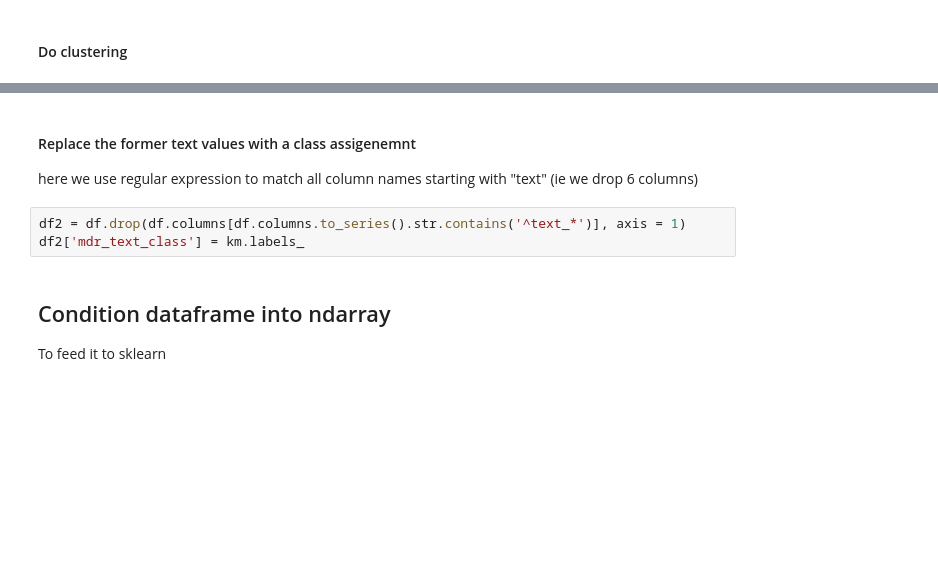
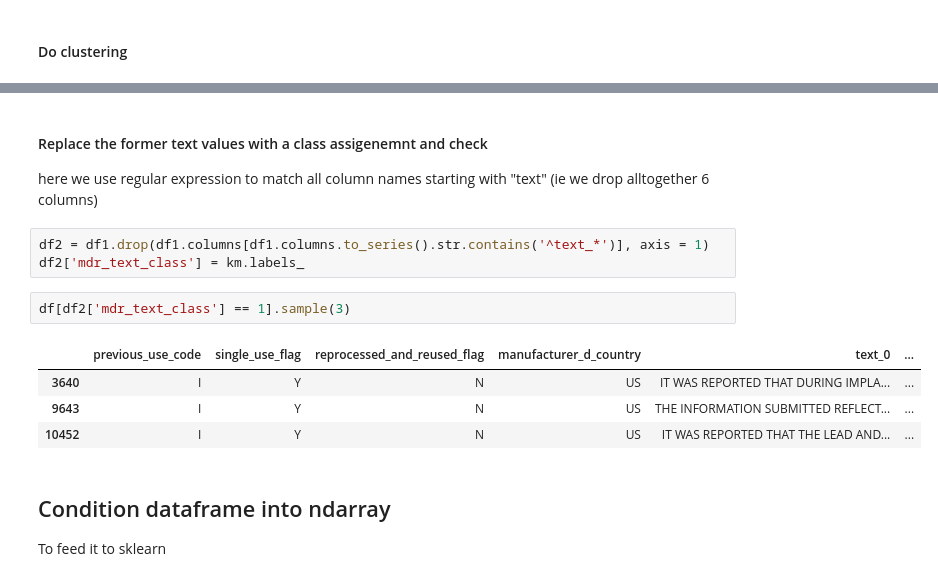
Before and after one commit to martinholub/openFDA-DeviceEvent, a Jupyter notebook: fdaDevice.ipynb, the cells around one changed output, grey strips where cells are left out. Cells and saved outputs as stored; diff of their text form; blank space fills up the shorter version.

```diff
--- a/fdaDevice.ipynb
+++ b/fdaDevice.ipynb
@@ -462,9 +482,16 @@ plt.show()
 # %% [markdown]
-#### Replace the former text values with a class assigenemnt
-here we use regular expression to match all column names starting with "text" (ie we drop 6 columns)
+#### Replace the former text values with a class assigenemnt and check
+here we use regular expression to match all column names starting with "text" (ie we drop alltogether 6 columns)
 # %%
-df2 = df.drop(df.columns[df.columns.to_series().str.contains('^text_*')], axis = 1)
+df2 = df1.drop(df1.columns[df1.columns.to_series().str.contains('^text_*')], axis = 1)
 df2['mdr_text_class'] = km.labels_
+# %%
+df[df2['mdr_text_class'] == 1].sample(3)
+# %% [output]
+|  | previous_use_code | single_use_flag | reprocessed_and_reused_flag | manufacturer_d_country | text_0 | ... |
+| 3640 | I | Y | N | US | IT WAS REPORTED THAT DURING IMPLA... | ... |
+| 9643 | I | Y | N | US | THE INFORMATION SUBMITTED REFLECT... | ... |
+| 10452 | I | Y | N | US | IT WAS REPORTED THAT THE LEAD AND... | ... |
 # %% [markdown]
 ## Condition dataframe into ndarray
 To feed it to sklearn
```
Also changed, not shown: parts of 19 cells of this notebook.
